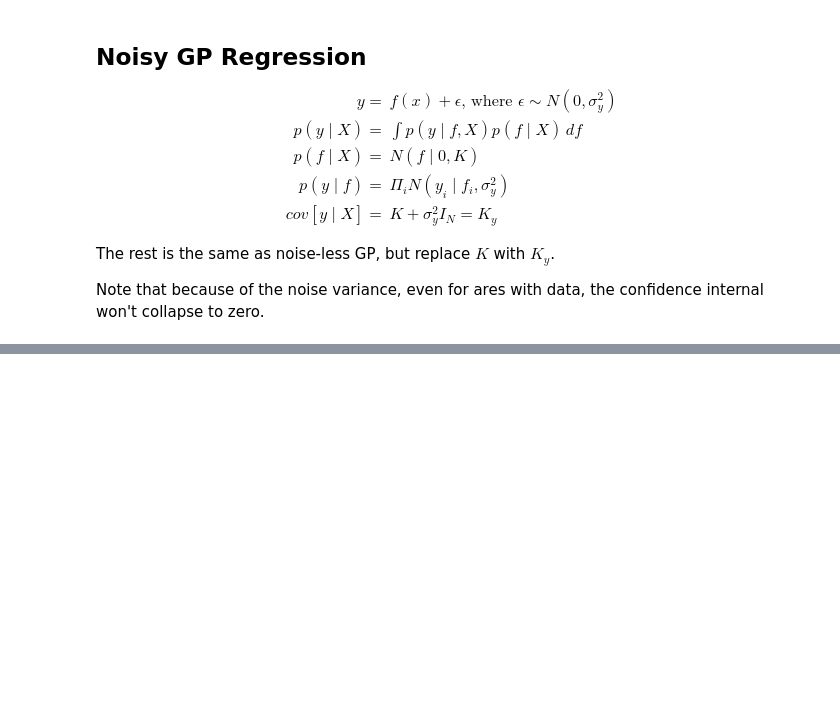
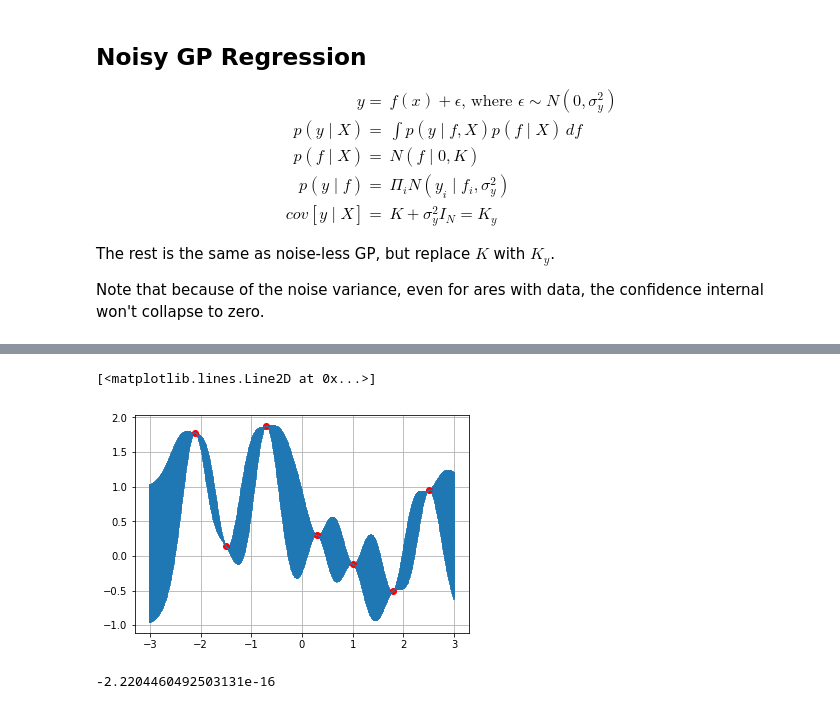
Before and after one commit to esvhd/notes, a Jupyter notebook: ML/Gaussian_Process.ipynb, the cells around one changed output, grey strips where cells are left out. Drawn from its saved outputs; the diff is of its cells as text; code cells hidden in the pictures; blank space fills up the shorter version.

```diff
--- a/ML/Gaussian_Process.ipynb
+++ b/ML/Gaussian_Process.ipynb
@@ -236,0 +368,17 @@ Note that because of the noise variance, even for ares with data, the confidence
+# %%
+x += x_more
+y += y_more.tolist()
+
+sigma_new = exp_cov(x,x, theta)
+pred = [predict(i, x, exp_cov, theta, sigma_new, y) for i in x_pred]
+# %%
+y_pred, sigmas = np.transpose(pred)
+plt.errorbar(x_pred, y_pred, yerr=sigmas, capsize=0)
+plt.plot(x, y, 'ro')
+# %% [output]
+[<matplotlib.lines.Line2D at 0x...>]
+[figure, added]
+# %%
+np.min(sigmas)
+# %% [output]
+-2.2204460492503131e-16
```
Also changed, not shown: parts of 20 cells of this notebook, 1 other file.
